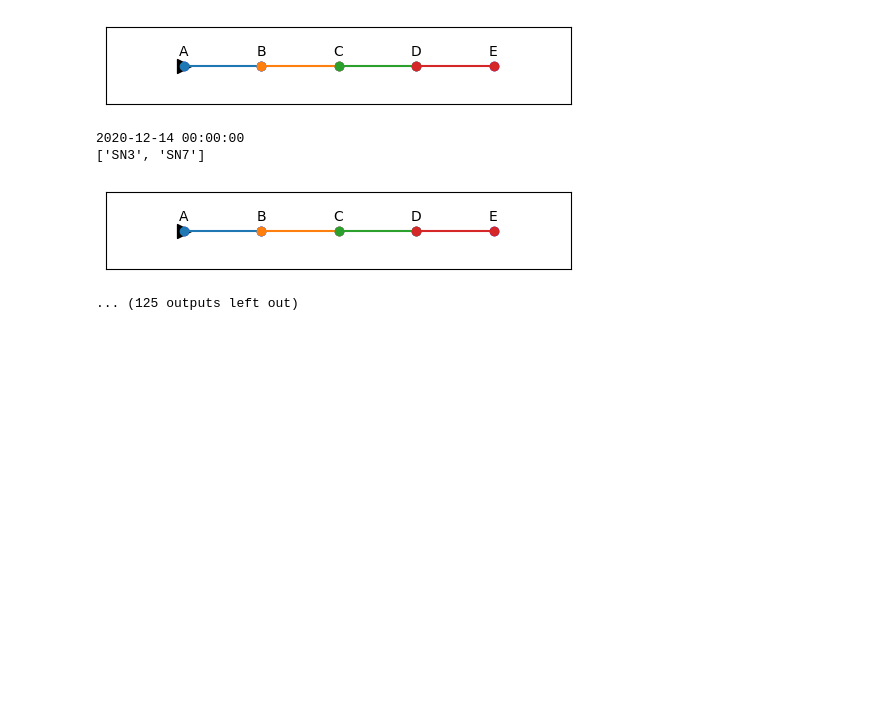
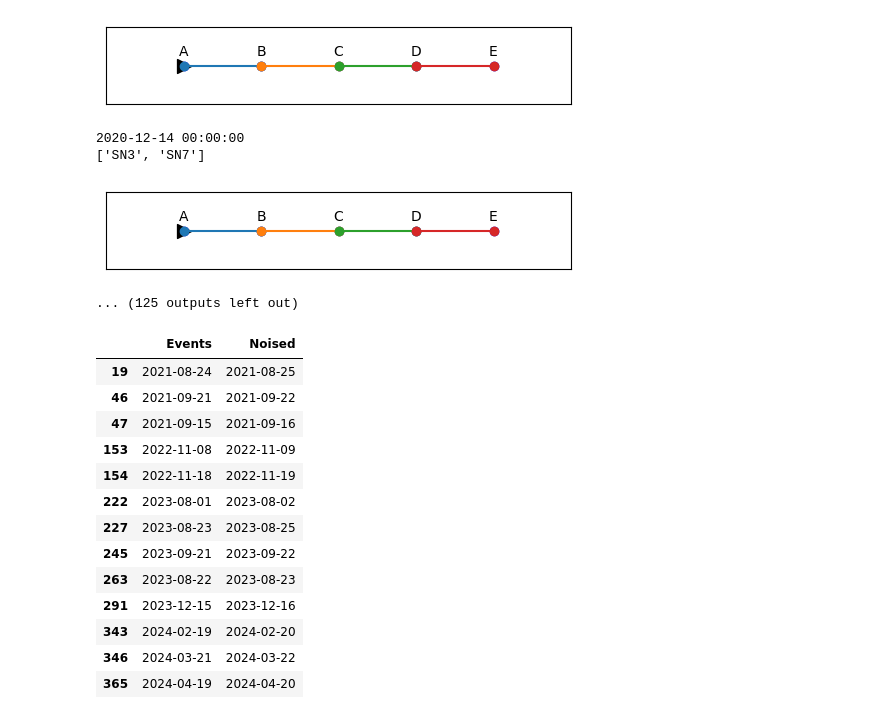
Before and after one commit to ThomasSecco/Hackathon, a Jupyter notebook: notebooks/Louison.ipynb, the cells around one changed output. Cells and saved outputs as stored; diff of their text form; code cells hidden in the pictures; blank space fills up the shorter version.

```diff
--- a/notebooks/Louison.ipynb
+++ b/notebooks/Louison.ipynb
@@ -170,0 +228,30 @@ visualize_monthly_evolution(input_date, num_days=70)
+# %%
+# Find rows where 'Entry' and 'Exit' columns have different values in the 'events' DataFrame
+different_entries_events = events[events['Entry'] != df_noisy['Entry']]['Entry'].copy()
+different_entries_noisy =  df_noisy[events['Entry'] != df_noisy['Entry']]['Entry'].copy()
+
+different_entries = pd.concat([different_entries_events, different_entries_noisy], keys=['Events', 'Noised'])
+# Find rows where 'Entry' and 'Exit' columns have different values in the 'df_noisy' DataFrame
+different_exits_events = events[events['Exit'] != df_noisy['Exit']]['Exit'].copy()
+different_exits_noisy = df_noisy[events['Exit'] != df_noisy['Exit']]['Exit'].copy()
+
+different_entries = {'Events': different_entries_events,
+        'Noised': different_entries_noisy}
+# comparison_df = pd.concat([different_entries_events, different_exits_events], keys=['Different Entry', 'Different Exit'])
+different_entries = pd.DataFrame(different_entries)
+different_entries
+# %% [output]
+|  | Events | Noised |
+| 19 | 2021-08-24 | 2021-08-25 |
+| 46 | 2021-09-21 | 2021-09-22 |
+| 47 | 2021-09-15 | 2021-09-16 |
+| 153 | 2022-11-08 | 2022-11-09 |
+| 154 | 2022-11-18 | 2022-11-19 |
+| 222 | 2023-08-01 | 2023-08-02 |
+| 227 | 2023-08-23 | 2023-08-25 |
+| 245 | 2023-09-21 | 2023-09-22 |
+| 263 | 2023-08-22 | 2023-08-23 |
+| 291 | 2023-12-15 | 2023-12-16 |
+| 343 | 2024-02-19 | 2024-02-20 |
+| 346 | 2024-03-21 | 2024-03-22 |
+| 365 | 2024-04-19 | 2024-04-20 |
```
Also changed, not shown: parts of 2 cells of this notebook.
